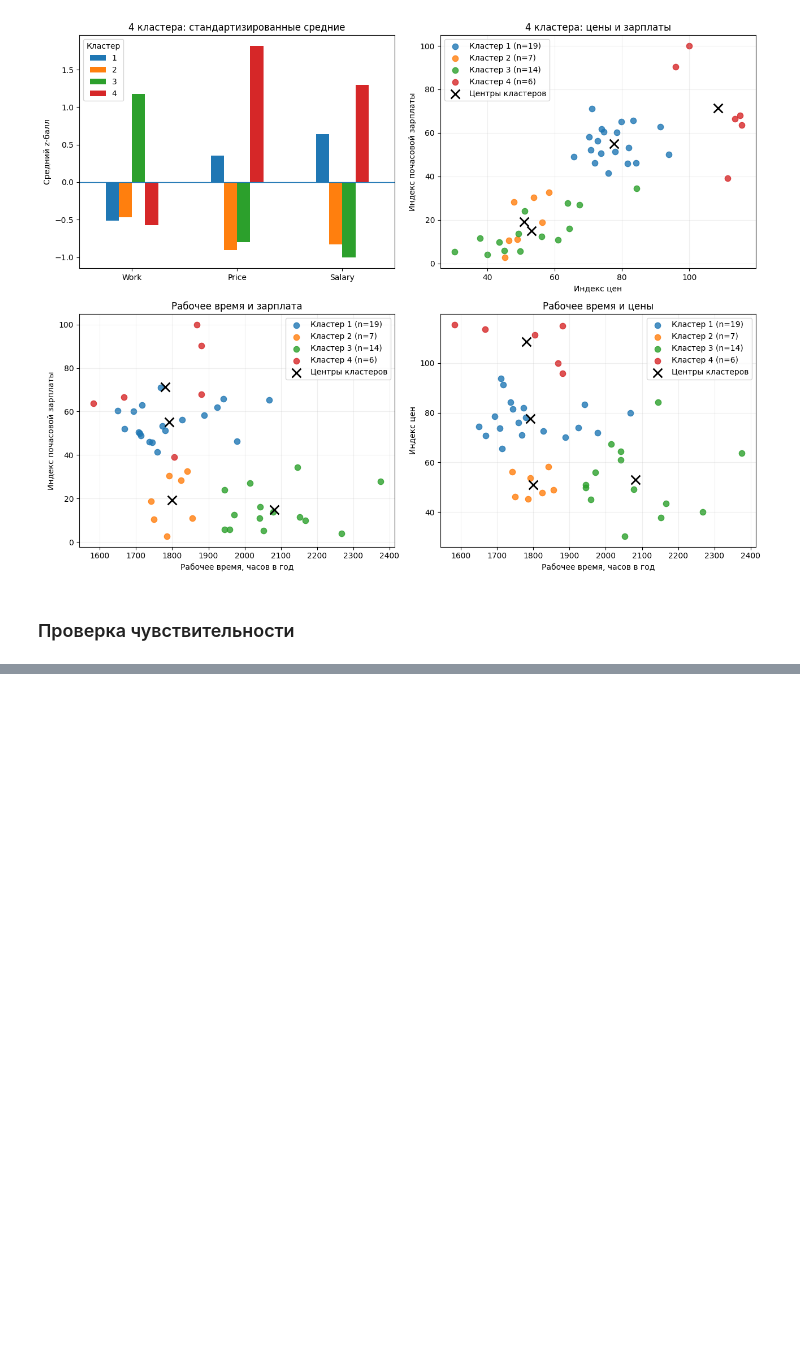
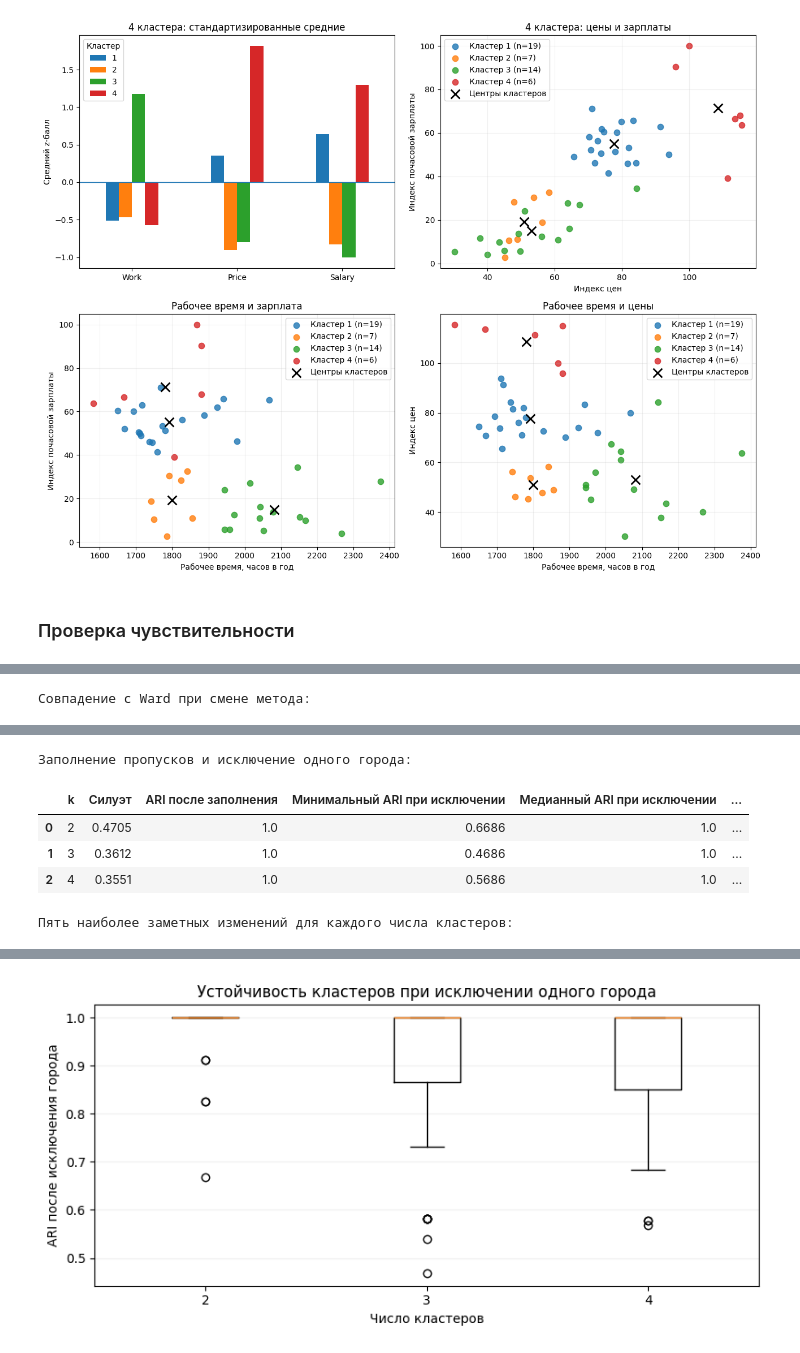
Before and after one commit to IvanManomenov/python_data_analytics, a Jupyter notebook: lab1/lab1_hierarchical.ipynb, the cells around one changed output, grey strips where cells are left out. Drawn from its saved outputs; the diff is of its cells as text; code cells hidden in the pictures; blank space fills up the shorter version.

Commit message:
Compare sensitivity of 2, 3 and 4 clusters in lab1

```diff
--- a/lab1/lab1_hierarchical.ipynb
+++ b/lab1/lab1_hierarchical.ipynb
@@ -319,0 +271,71 @@ ARI на 46 полных городах после медианного запо
+# %%
+# ARI сравнивает состав групп независимо от номеров кластеров: 1 — полное совпадение.
+# Сравниваем каждое разбиение с исходным Ward при том же числе кластеров.
+filled = raw.copy()
+filled[features] = filled[features].fillna(filled[features].median())
+X_filled = StandardScaler().fit_transform(filled[features])
+Z_filled = linkage(X_filled, method='ward')
+
+agreement_rows = []
+sensitivity_rows = []
+loo_rows = []
+for k in [2, 3, 4]:
+    baseline = cut_tree(Z, n_clusters=k).ravel()
+    for method in methods:
+        other = cut_tree(links[method], n_clusters=k).ravel()
+        agreement_rows.append({'k': k, 'method': method,
+                               'ARI': adjusted_rand_score(baseline, other)})
+
+    # После заполнения пропусков сравниваем только исходные 46 полных городов.
+    imputed = filled[['City']].assign(Cluster_imputed=cut_tree(Z_filled, n_clusters=k).ravel())
+    common = df[['City']].assign(Cluster=baseline).merge(imputed, on='City', validate='one_to_one')
+    imputation_ari = adjusted_rand_score(common.Cluster, common.Cluster_imputed)
+
+    # Каждый раз заново стандартизируем данные без исключённого города.
+    current_loo = []
+    for i in range(len(df)):
+        mask = np.arange(len(df)) != i
+        Xi = StandardScaler().fit_transform(df.loc[mask, features])
+        other = cut_tree(linkage(Xi, method='ward'), n_clusters=k).ravel()
+        ari = adjusted_rand_score(baseline[mask], other)
+        current_loo.append(ari)
+        loo_rows.append({'k': k, 'Excluded_city': df.loc[i, 'City'], 'ARI': ari})
+
+    current_loo = np.array(current_loo)
+    sensitivity_rows.append({
+        'k': k, 'Силуэт': silhouette_score(X, baseline),
+        'ARI после заполнения': imputation_ari,
+        'Минимальный ARI при исключении': current_loo.min(),
+        'Медианный ARI при исключении': np.median(current_loo),
+        'Полных совпадений из 46': np.isclose(current_loo, 1).sum(),
+        'Город с минимальным ARI': df.loc[current_loo.argmin(), 'City']})
+
+agreement = pd.DataFrame(agreement_rows)
+sensitivity = pd.DataFrame(sensitivity_rows)
+loo = pd.DataFrame(loo_rows)
+print('Совпадение с Ward при смене метода:')
+display(agreement.pivot(index='k', columns='method', values='ARI').round(4))
+print('Заполнение пропусков и исключение одного города:')
+display(sensitivity.round(4))
+print('Пять наиболее заметных изменений для каждого числа кластеров:')
+display(loo.sort_values(['k', 'ARI', 'Excluded_city']).groupby('k').head(5).round(4))
+
+# Распределение ARI показывает, насколько часто удаление города меняет разбиение.
+fig, ax = plt.subplots(figsize=(8, 4))
+ax.boxplot([loo.loc[loo.k.eq(k), 'ARI'] for k in [2, 3, 4]])
+ax.set(xticks=[1, 2, 3], xticklabels=['2', '3', '4'],
+       xlabel='Число кластеров', ylabel='ARI после исключения города',
+       title='Устойчивость кластеров при исключении одного города')
+ax.grid(axis='y', alpha=.2)
+plt.tight_layout()
+plt.show()
+
+# Сохраняем исходное решение с двумя кластерами и результаты всех проверок.
+assignment = df.sort_values(['Cluster', 'City']).reset_index(drop=True)
+assignment.to_csv('lab1_cities_clusters.csv', index=False, encoding='utf-8-sig')
+summary.to_csv('lab1_cluster_profiles.csv', encoding='utf-8-sig')
+scores.to_csv('lab1_hierarchical_scores.csv', index=False, encoding='utf-8-sig')
+sensitivity.to_csv('lab1_sensitivity_summary.csv', index=False, encoding='utf-8-sig')
+loo.to_csv('lab1_sensitivity_leave_one_out.csv', index=False, encoding='utf-8-sig')
+# %% [output]
+Совпадение с Ward при смене метода:
@@ -319,0 +347,6 @@ ARI на 46 полных городах после медианного запо
+Заполнение пропусков и исключение одного города:
+|  | k | Силуэт | ARI после заполнения | Минимальный ARI при исключении | Медианный ARI при исключении | ... |
+| 0 | 2 | 0.4705 | 1.0 | 0.6686 | 1.0 | ... |
+| 1 | 3 | 0.3612 | 1.0 | 0.4686 | 1.0 | ... |
+| 2 | 4 | 0.3551 | 1.0 | 0.5686 | 1.0 | ... |
+Пять наиболее заметных изменений для каждого числа кластеров:
@@ -320,3 +369,4 @@ ARI на 46 полных городах после медианного запо
+[figure, added]
 # %% [markdown]
 ### Вывод
 
```
Also changed, not shown: parts of 3 cells of this notebook.
